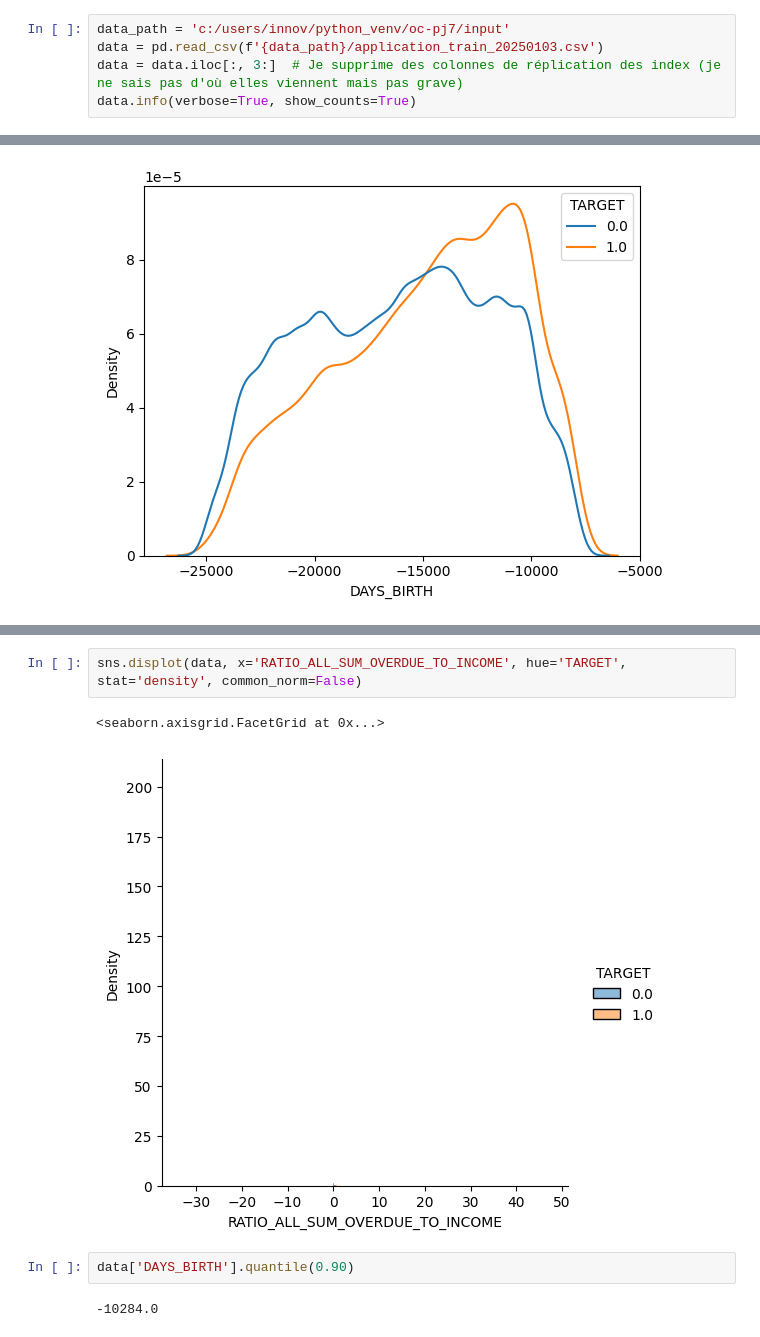
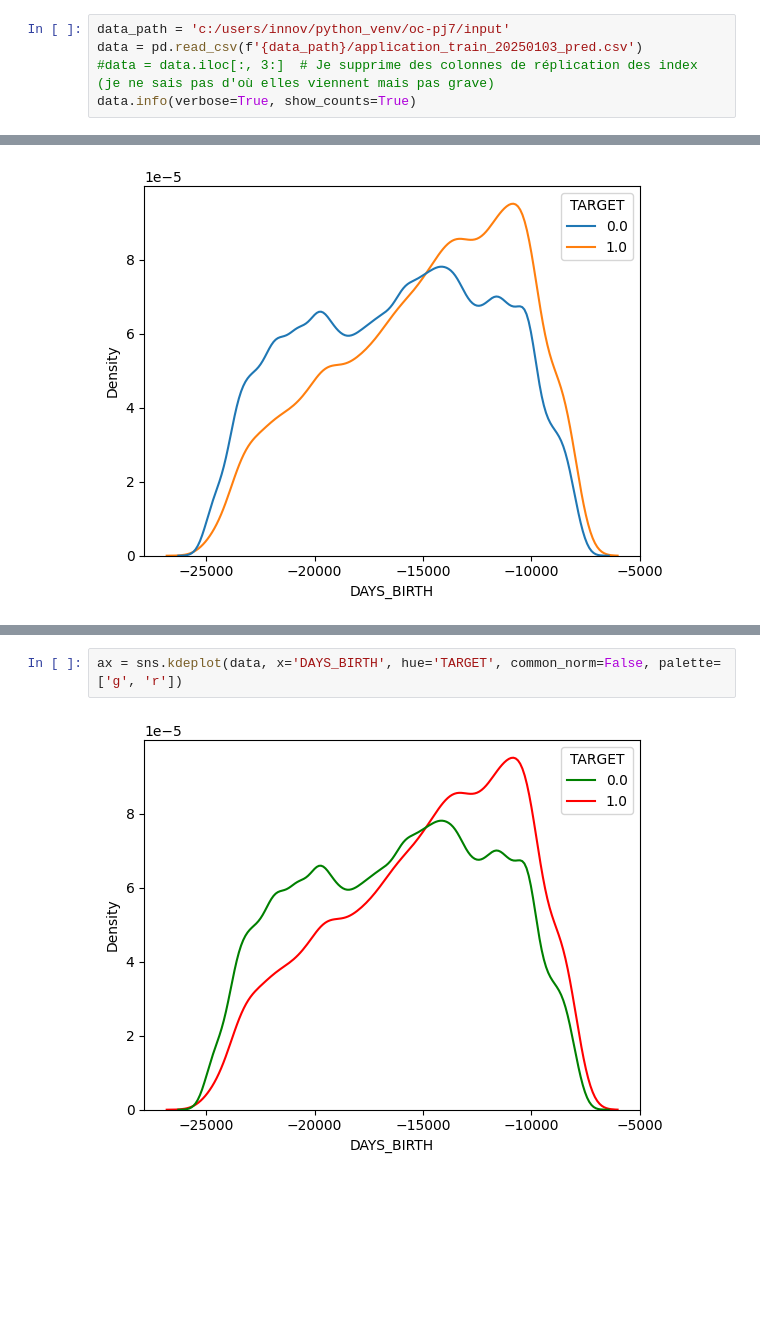
Before and after one commit to gbujo/OpenClassroom-PJ_7, a Jupyter notebook: sources/dashboard/Prepa_dashboard.ipynb, the cells around one changed output, grey strips where cells are left out. Saved outputs shown, nothing was run; the diff lists cells and outputs as text; blank space fills up the shorter version.

Commit message:
Dashboard graphs 1D

```diff
--- a/sources/dashboard/Prepa_dashboard.ipynb
+++ b/sources/dashboard/Prepa_dashboard.ipynb
@@ -13,8 +13,8 @@ import seaborn as sns
 # Data (en local)
 # %%
 data_path = 'c:/users/innov/python_venv/oc-pj7/input'
-data = pd.read_csv(f'{data_path}/application_train_20250103.csv')
-data = data.iloc[:, 3:]  # Je supprime des colonnes de réplication des index (je ne sais pas d'où elles viennent mais pas grave)
+data = pd.read_csv(f'{data_path}/application_train_20250103_pred.csv')
+#data = data.iloc[:, 3:]  # Je supprime des colonnes de réplication des index (je ne sais pas d'où elles viennent mais pas grave)
 data.info(verbose=True, show_counts=True)
 # %% [output]
 <class 'pandas.core.frame.DataFrame'>
@@ -474,9 +469,4 @@ sns.displot(data, x='TARGET', hue='CODE_GENDER_F', stat='density', common_norm=F
-# %%
-sns.displot(data, x='RATIO_ALL_SUM_OVERDUE_TO_INCOME', hue='TARGET', stat='density', common_norm=False)
-# %% [output]
-<seaborn.axisgrid.FacetGrid at 0x...>
-[figure, removed]
-# %%
-data['DAYS_BIRTH'].quantile(0.90)
-# %% [output]
--10284.0
+# %%
+ax = sns.kdeplot(data, x='DAYS_BIRTH', hue='TARGET', common_norm=False, palette=['g', 'r'])
+# %% [output]
+[figure, added]
```
Also changed, not shown: parts of 14 cells of this notebook, 4 other files.
